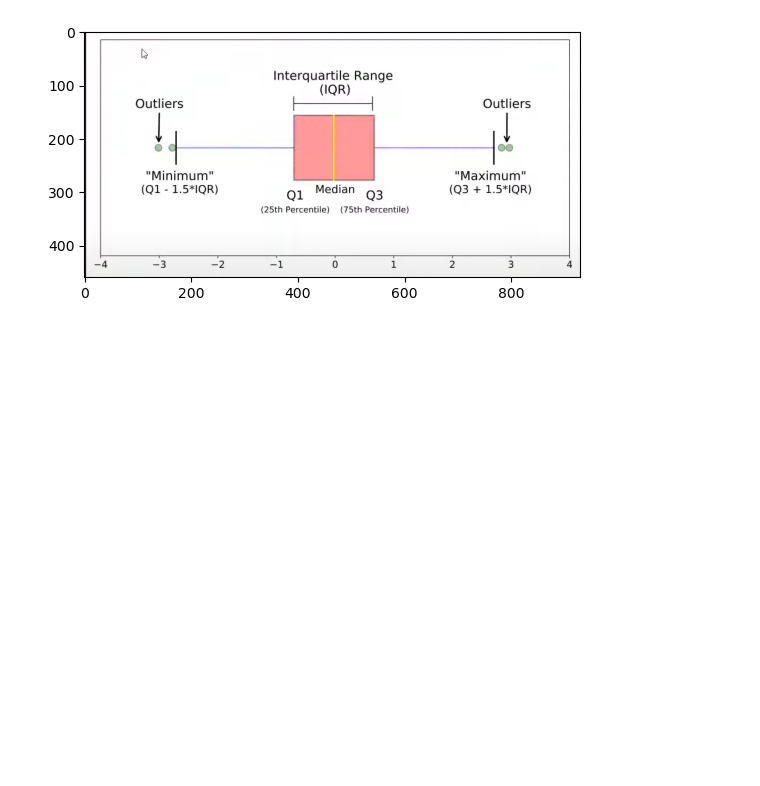
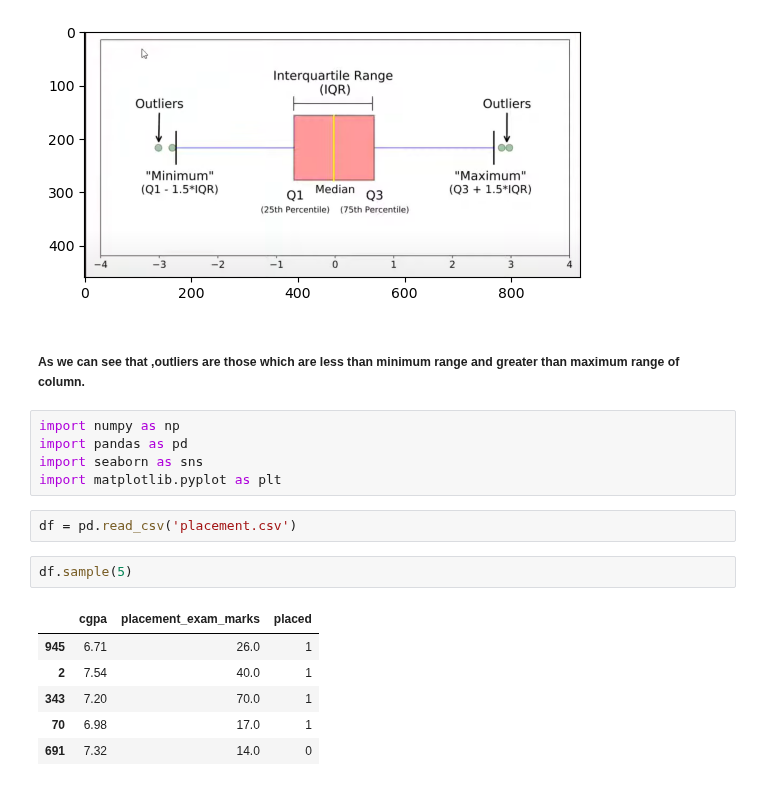
Before and after one commit to Shreyasb1015/Machine-Learning, a Jupyter notebook: outlier-detection-andRemoval/IQR-method.ipynb, the cells around one changed output. Saved outputs shown, nothing was run; the diff lists cells and outputs as text; blank space fills up the shorter version.

```diff
--- a/outlier-detection-andRemoval/IQR-method.ipynb
+++ b/outlier-detection-andRemoval/IQR-method.ipynb
@@ -10,3 +10,21 @@ plt.imshow(img)
 # %% [output]
 <matplotlib.image.AxesImage at 0x...>
 [figure]
+# %% [markdown]
+##### As we can see that ,outliers are those which are less than minimum range and greater than maximum range of column.
+# %%
+import numpy as np
+import pandas as pd
+import seaborn as sns
+import matplotlib.pyplot as plt
+# %%
+df = pd.read_csv('placement.csv')
+# %%
+df.sample(5)
+# %% [output]
+|  | cgpa | placement_exam_marks | placed |
+| 945 | 6.71 | 26.0 | 1 |
+| 2 | 7.54 | 40.0 | 1 |
+| 343 | 7.20 | 70.0 | 1 |
+| 70 | 6.98 | 17.0 | 1 |
+| 691 | 7.32 | 14.0 | 0 |
```
